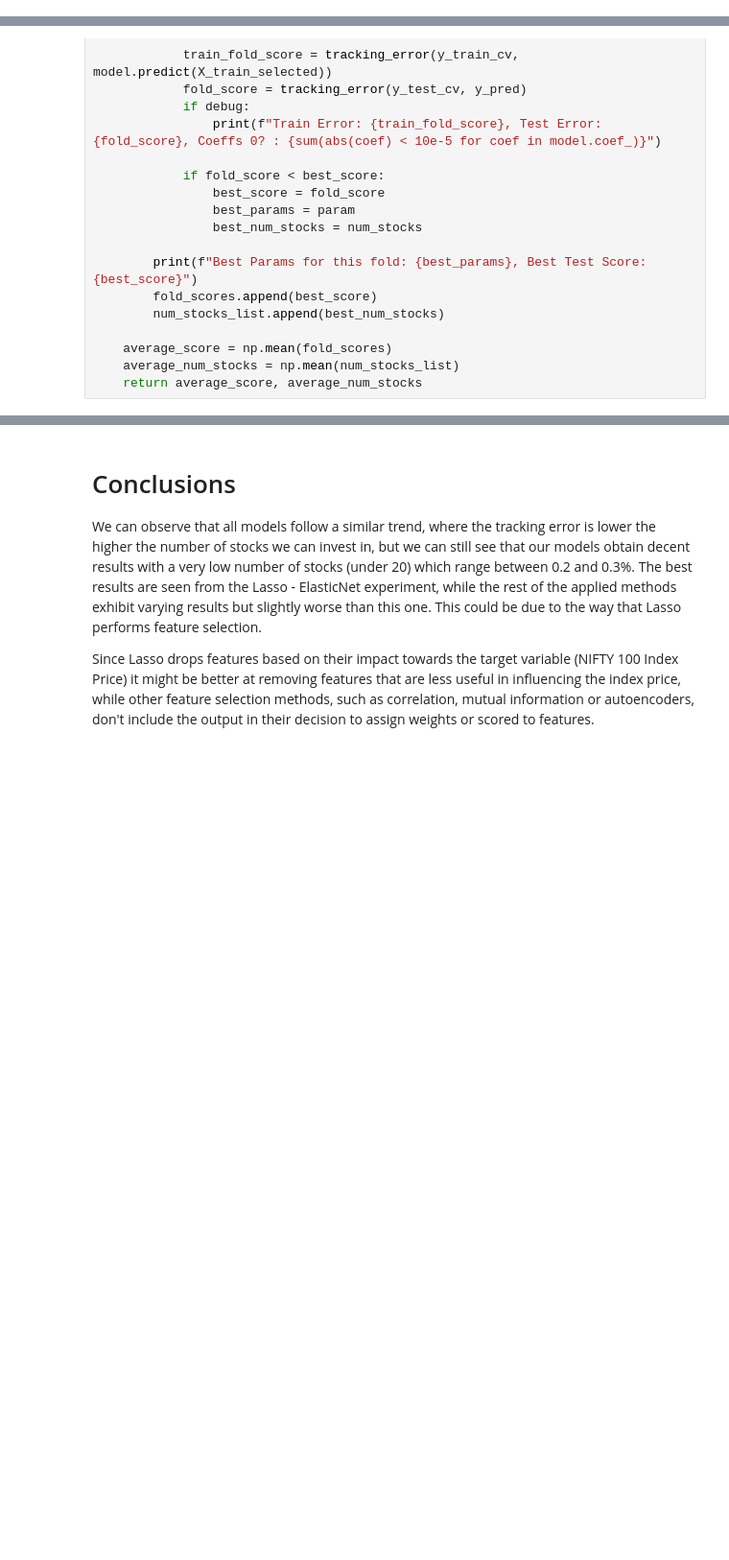
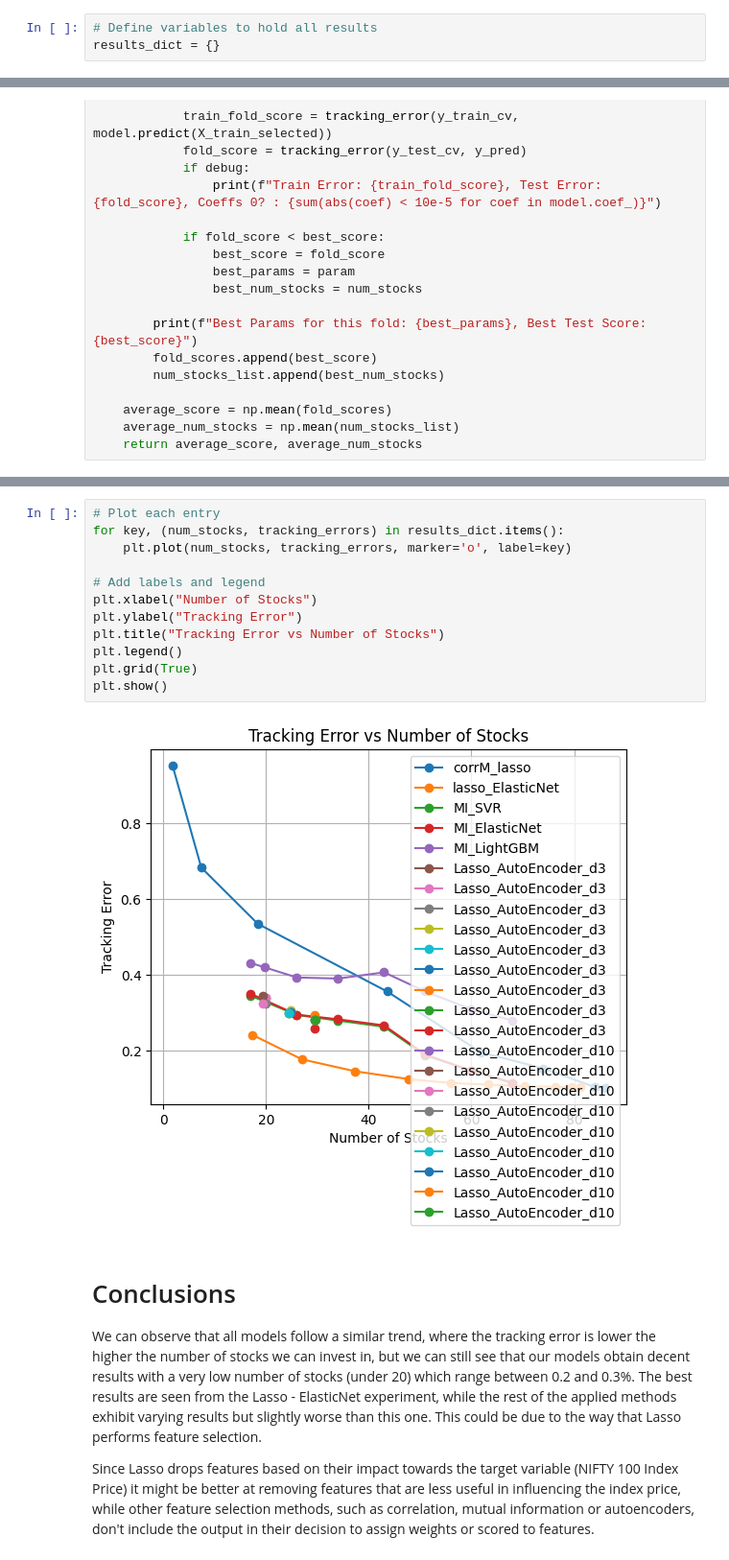
Before and after one commit to dbriito13/CSCA5622, a Jupyter notebook: nifty-50-partial-replication.ipynb, the cells around one changed output, grey strips where cells are left out. Shown: that part at 96% size. Cells and saved outputs as stored; diff of their text form; blank space fills up the shorter version.

```diff
--- a/nifty-50-partial-replication.ipynb
+++ b/nifty-50-partial-replication.ipynb
@@ -237,6 +238,9 @@ Finally, we return the following averages over the folds
 * Average tracking error.
 
 We will observe how different models (LinearRegression, ElasticNet, LightGBMRegressor and SupportVectorRegressor) produce predictions and produce a plot for the average tracking error against the average number of stocks.
+# %%
+# Define variables to hold all results
+results_dict = {}
 # %% [markdown]
 ## Correlation - Lasso
 # %%
@@ -770,3 +751,17 @@ Tracking Error: 0.13572726031310697 - Best AE parameters: {'sparsity_level': 0.1
+# %%
+# Plot each entry
+for key, (num_stocks, tracking_errors) in results_dict.items():
+    plt.plot(num_stocks, tracking_errors, marker='o', label=key)
+
+# Add labels and legend
+plt.xlabel("Number of Stocks")
+plt.ylabel("Tracking Error")
+plt.title("Tracking Error vs Number of Stocks")
+plt.legend()
+plt.grid(True)
+plt.show()
+# %% [output]
+[figure, added]
 # %% [markdown]
 # Conclusions
 
```
Also changed, not shown: parts of 11 cells of this notebook.
